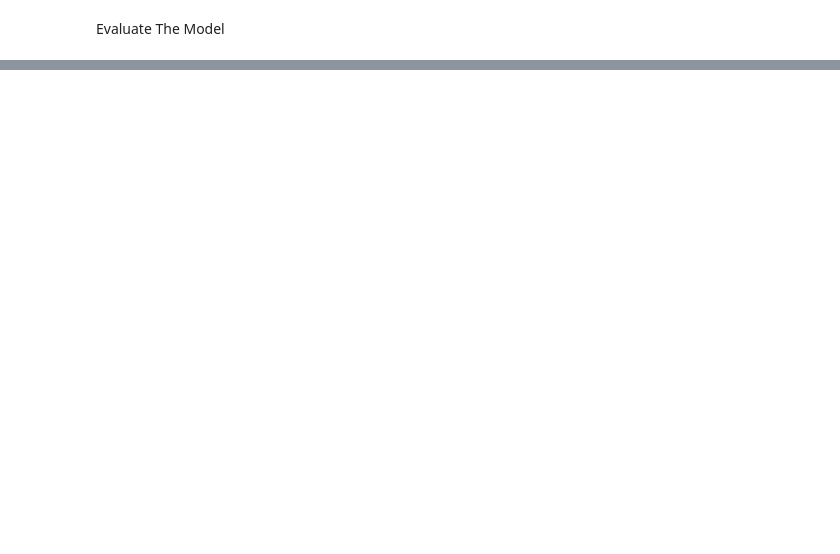
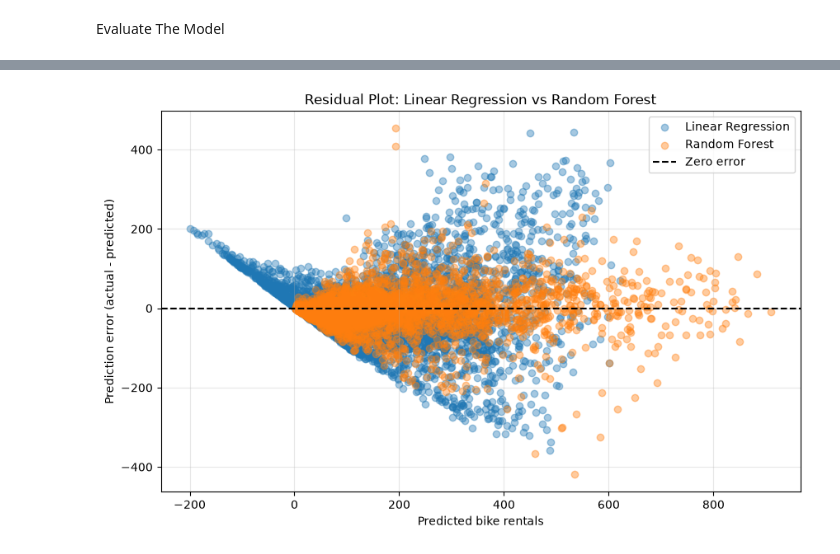
Before and after one commit to Mario03Jeffery/bike_rentals_project, a Jupyter notebook: notebooks/bike_demand_analysis.ipynb, the cells around one changed output, grey strips where cells are left out. Drawn from its saved outputs; the diff is of its cells as text; code cells hidden in the pictures; blank space fills up the shorter version.

Commit message:
Update Random Forest experiments and model evaluation

```diff
--- a/notebooks/bike_demand_analysis.ipynb
+++ b/notebooks/bike_demand_analysis.ipynb
@@ -401,0 +416,4 @@ R-squared: 0.40794528681550424
+# %%
+rf_model.fit(x_train, y_train)
+
+print("Random Forest training completed.")
@@ -401,0 +422,5 @@ R-squared: 0.40794528681550424
+# %%
+y_pred_rf = rf_model.predict(x_test)
+
+print("First 10 Random Forest predictions:")
+print(y_pred_rf[:10])
@@ -401,0 +686,14 @@ R-squared: 0.40794528681550424
+# %%
+# Calculate prediction errors for both models
+errors_lr = y_test.to_numpy() - y_pred_lr
+errors_rf = y_test.to_numpy() - y_pred_rf
+
+print("Linear Regression Error Summary:")
+print("Mean error:", np.mean(errors_lr))
+print("Mean absolute error:", np.mean(np.abs(errors_lr)))
+print("Largest absolute error:", np.max(np.abs(errors_lr)))
+
+print("\nRandom Forest Error Summary:")
+print("Mean error:", np.mean(errors_rf))
+print("Mean absolute error:", np.mean(np.abs(errors_rf)))
+print("Largest absolute error:", np.max(np.abs(errors_rf)))
@@ -401,0 +720,17 @@ R-squared: 0.40794528681550424
+# %%
+# Plot prediction errors for both models
+plt.figure(figsize=(10, 6))
+
+plt.scatter(y_pred_lr, errors_lr, alpha=0.4, label="Linear Regression")
+plt.scatter(y_pred_rf, errors_rf, alpha=0.4, label="Random Forest")
+
+plt.axhline(y=0, color="black", linestyle="--", label="Zero error")
+
+plt.xlabel("Predicted bike rentals")
+plt.ylabel("Prediction error (actual - predicted)")
+plt.title("Residual Plot: Linear Regression vs Random Forest")
+plt.legend()
+plt.grid(alpha=0.3)
+plt.show()
+# %% [output]
+[figure, added]
```
Also changed, not shown: parts of 48 cells of this notebook.
